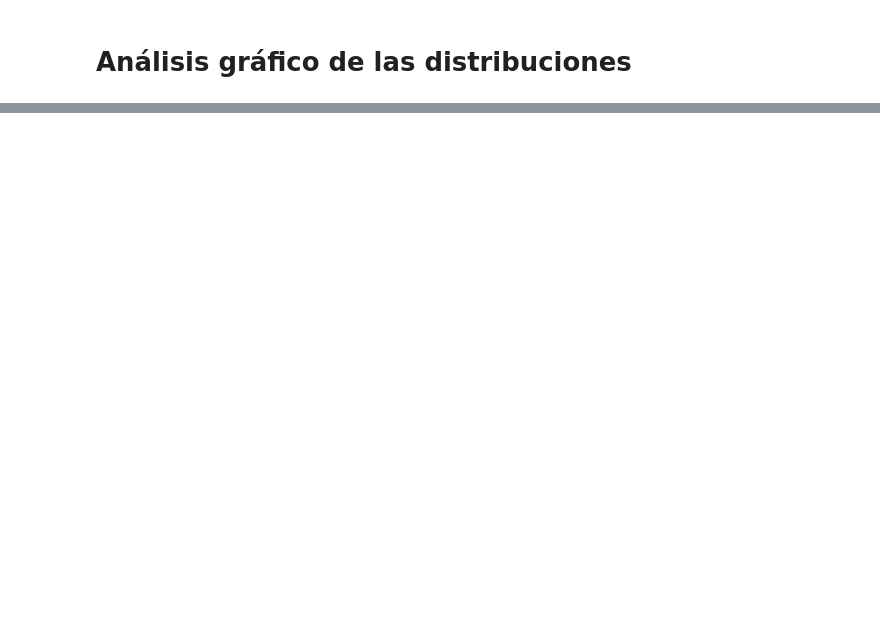
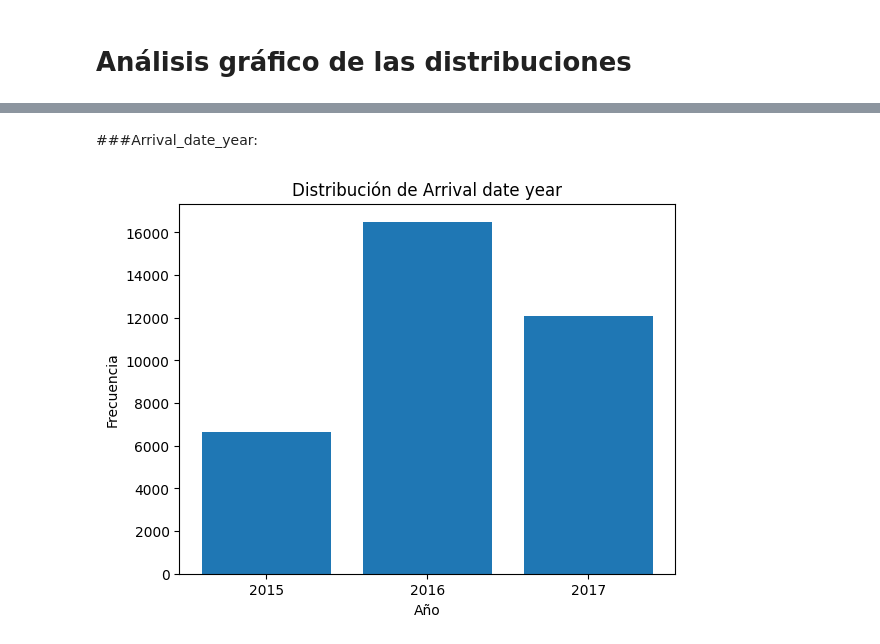
Before and after one commit to FranGuti/7506R-1C2023-GRUPO34, a Jupyter notebook: 7506R_TP1_GRUPO34_CHP1_ENTREGA.ipynb, the cells around one changed output, grey strips where cells are left out. Saved outputs shown, nothing was run; the diff lists cells and outputs as text; code cells hidden in the pictures; blank space fills up the shorter version.

```diff
--- a/7506R_TP1_GRUPO34_CHP1_ENTREGA.ipynb
+++ b/7506R_TP1_GRUPO34_CHP1_ENTREGA.ipynb
@@ -497,0 +523,18 @@ Name: reservation_status_date, Length: 915, dtype: int64
+# %% [markdown]
+###Arrival_date_year:
+# %%
+ds_agrupado_ady=archivo_train.groupby(['arrival_date_year']).count()
+
+eje_x = [2015, 2016, 2017]
+eje_y = ds_agrupado_ady['hotel'].tolist()
+
+plt.locator_params('x', nbins=3)
+plt.bar(eje_x, eje_y)
+
+plt.ylabel('Frecuencia')
+plt.xlabel('Año')
+plt.title('Distribución de Arrival date year')
+
+plt.show()
+# %% [output]
+[figure, added]
```
Also changed, not shown: parts of 64 cells of this notebook.
